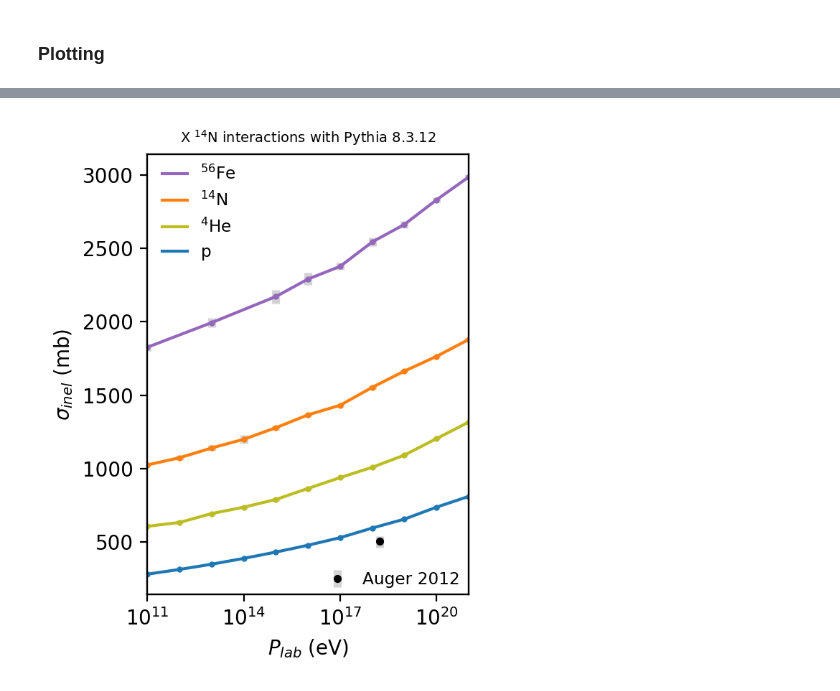
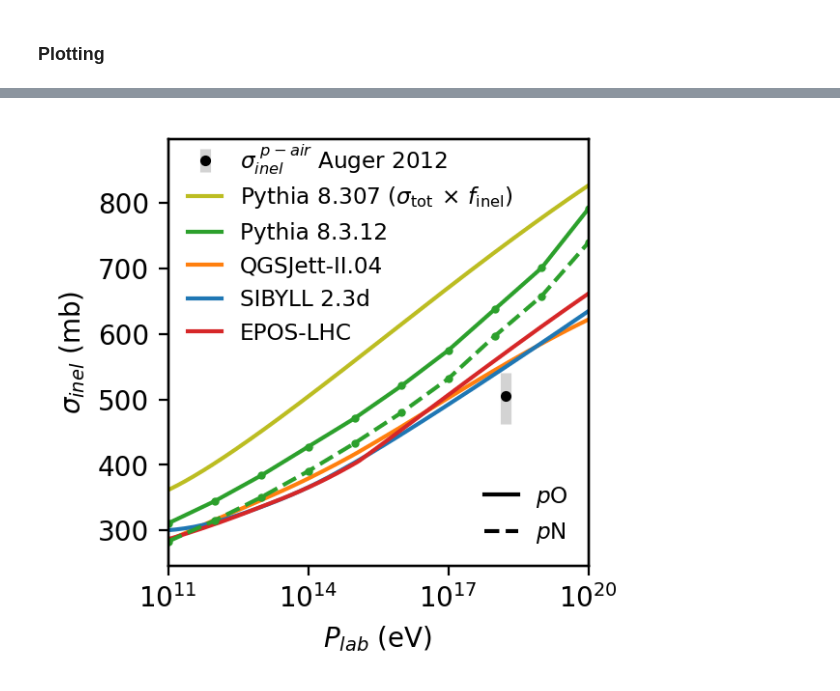
Before and after one commit to gaudu/pythia8312, a Jupyter notebook: examples/pythia8312_xsec_plotting.ipynb, the cells around one changed output, grey strips where cells are left out. Cells and saved outputs as stored; diff of their text form; code cells hidden in the pictures.

Commit message:
add XN simulations from QGSJet-II.04, SIbyll 2.3d, EPOS LHC and EPOS LHC-R for ISVHECRI 2024

```diff
--- a/examples/pythia8312_xsec_plotting.ipynb
+++ b/examples/pythia8312_xsec_plotting.ipynb
@@ -311,27 +461,33 @@ fig.savefig("xs_inel_piO.png", dpi=400)
 # %%
-fig, ax = plt.subplots(figsize=(3.2,4), dpi=200)
-ax.set_title("X $^{14}$N interactions with Pythia 8.3.12", fontsize=7)
-ax.set(xlim=(1e11,1e21))
+fig, ax = plt.subplots(figsize=(3.2,3), dpi=200)
+ax.set(xlim=(1e11,1e20))
 ax.set_xscale('log')
 ax.set(xlabel=r"$P_{lab}$ (eV)", ylabel=r"$\sigma_{inel}$ (mb)")
 
-ax.errorbar(Fe_N_dataframe['elab']*1e9, Fe_N_dataframe['sig_inel'], yerr=Fe_N_dataframe['err_inel'], c='tab:purple', fmt='o', ms=2, ecolor='lightgrey', elinewidth=4, ls='-')
-ax.plot([None], [None], ls='-', color="tab:purple", label="$^{56}$Fe")
-ax.errorbar(N_N_dataframe['elab']*1e9, N_N_dataframe['sig_inel'], yerr=N_N_dataframe['err_inel'], c='tab:orange', fmt='o', ms=2, ecolor='lightgrey', elinewidth=4, ls='-')
-ax.plot([None], [None], ls='-', color="tab:orange", label="$^{14}$N")
-ax.errorbar(He_N_dataframe['elab']*1e9, He_N_dataframe['sig_inel'], yerr=He_N_dataframe['err_inel'], c='tab:olive', fmt='o', ms=2, ecolor='lightgrey', elinewidth=4, ls='-')
-ax.plot([None], [None], ls='-', color="tab:olive", label="$^{4}$He")
-ax.errorbar(p_N_dataframe['elab']*1e9, p_N_dataframe['sig_inel'], yerr=p_N_dataframe['err_inel'], c='tab:blue', fmt='o', ms=2, ecolor='lightgrey', elinewidth=4, ls='-')
-ax.plot([None], [None], ls='-', color="tab:blue", label="p")
-ax.legend(loc='upper left', bbox_to_anchor=(0, 1.01), fontsize="small", frameon=False, handlelength=1.5)
+ax.plot(xs_p_O_py8307[0,:], xs_p_O_py8307[1,:] * 0.9, "-", color="tab:olive", label="Pythia 8.307 ($\\sigma_{\\mathrm{tot}} \\, \\times \\, f_{\\mathrm{inel}}$)")
+ax.errorbar(p_O_dataframe['elab']*1e9, p_O_dataframe['sig_inel'], yerr=p_O_dataframe['err_inel'], c='tab:green', fmt='o', ms=2, ecolor='lightgrey', elinewidth=4, ls='-')
+ax.errorbar(p_N_dataframe['elab']*1e9, p_N_dataframe['sig_inel'], yerr=p_N_dataframe['err_inel'], c='tab:green', fmt='o', ms=2, ecolor='lightgrey', elinewidth=4, ls='--')
+ax.plot([None], [None], ls='-', color="tab:green", label="Pythia 8.3.12")
+ax.plot(xs_p_O_qgs[0,:], xs_p_O_qgs[1,:], "-", color="tab:orange", label="QGSJett-II.04")
+ax.plot(xs_p_O_sib[0,:], xs_p_O_sib[1,:], "-", color="tab:blue", label="SIBYLL 2.3d")
+ax.plot(xs_p_O_epos[0,:], xs_p_O_epos[1,:], "-", color="tab:red", label="EPOS-LHC")
+#ax.text(10 ** 13.3, 550, "$\sigma^{\\ p-air}_{inel}$", fontsize="small", ha='center', color='black')
+#ax.text(10 ** 19.2, 495, "$\sigma^{\\ p-air}_{inel}$", fontsize="small", ha='center', color='black')
+ax.legend(loc='upper left', bbox_to_anchor=(0, 0.94), fontsize="small", frameon=False, handlelength=1.5)
+
+ax3 = ax.twinx()
+ax3.set_ylim(ax.get_ylim())
+ax3.get_yaxis().set_visible(False)
+ax3.errorbar(10**18.24, 505, yerr=[[pair_total_error_neg], [pair_total_error_pos]], c='black', fmt='o', ms=3, ecolor='lightgrey', elinewidth=4, label="$\sigma^{\\ p-air}_{inel}$ Auger 2012")
+ax3.legend(loc='upper left', bbox_to_anchor=(0, 1.04), fontsize="small", frameon=False, handlelength=1.5)
 
 ax2 = ax.twinx()
-ax2.set_ylim(ax.get_ylim())
 ax2.get_yaxis().set_visible(False)
-ax2.errorbar(10**18.24, 505, yerr=[[pair_total_error_neg], [pair_total_error_pos]], c='black', fmt='o', ms=3, ecolor='lightgrey', elinewidth=4, label="Auger 2012")
-ax2.legend(loc='lower right', bbox_to_anchor=(1.02, -0.02), fontsize="small", frameon=False, handlelength=1.5)
+ax2.plot([None], [None], "-", color="black", label=r"$p$O")
+ax2.plot([None], [None], "--", color="black", label=r"$p$N")
+ax2.legend(loc='lower right', bbox_to_anchor=(1, 0), fontsize="small", frameon=False, handlelength=1.5)
 
 fig.tight_layout()
-fig.savefig("xs_inel_XN.png", dpi=400)
+fig.savefig("xs_inel_pN_pO.png", dpi=400)
 # %% [output]
-[figure, old version]
+[figure, new version]
```
Also changed, not shown: parts of 13 cells of this notebook.
